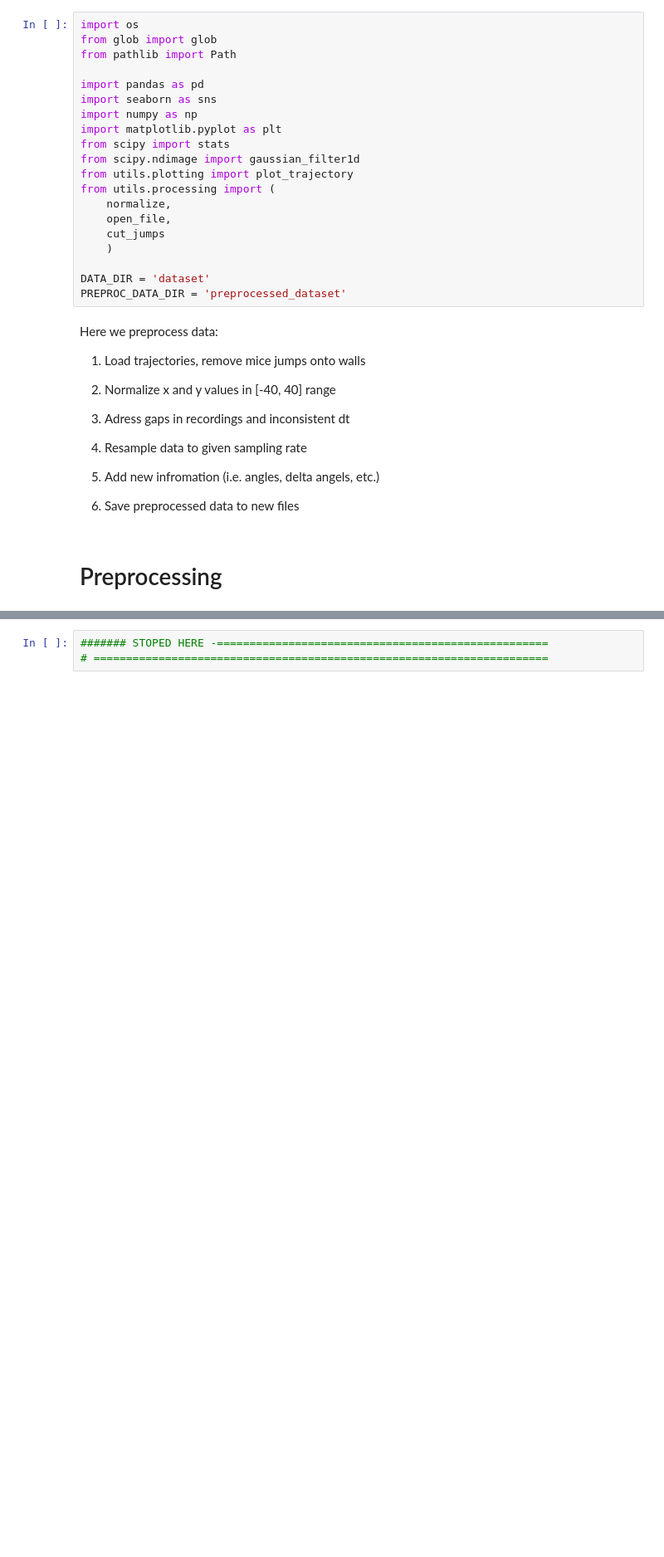
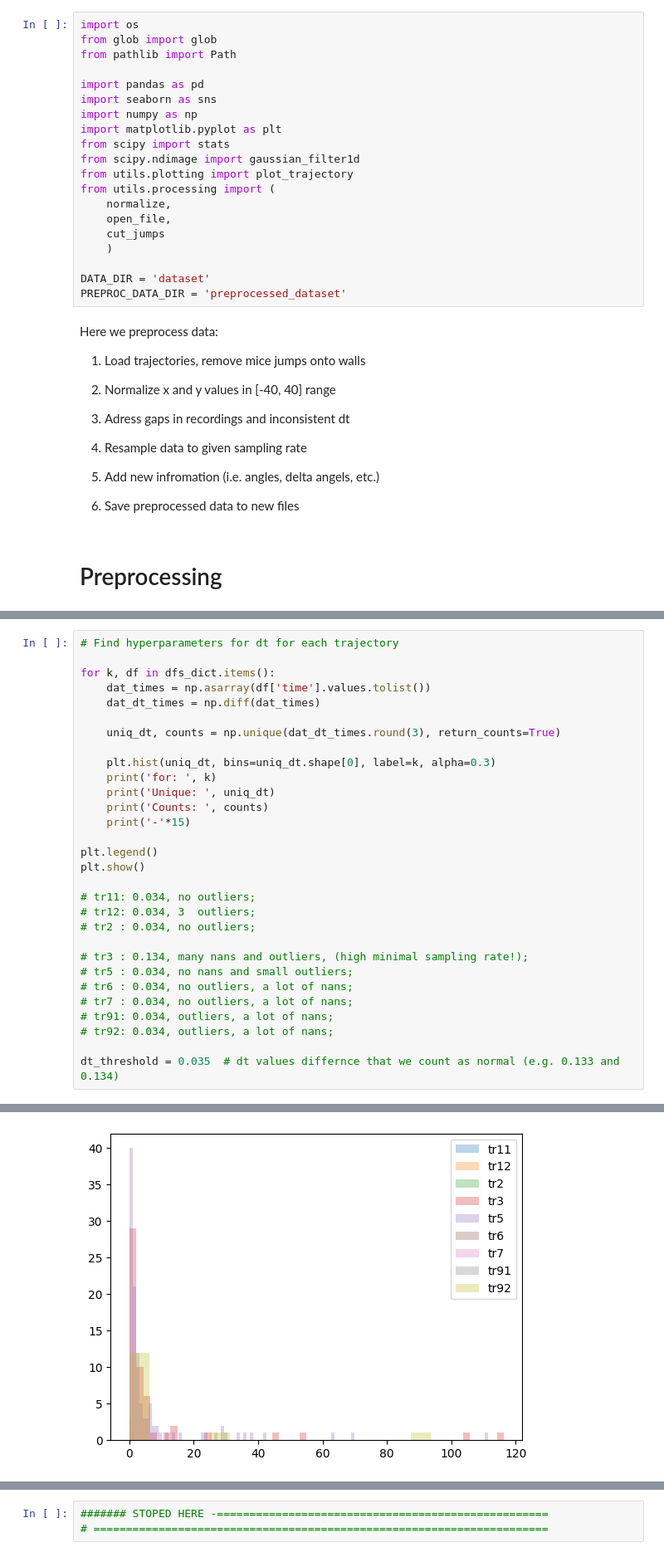
Before and after one commit to Barbara1576/navigation, a Jupyter notebook: data_preprocessing.ipynb, the cells around one changed output, grey strips where cells are left out. Shown at 83% size. Cells and saved outputs as stored; diff of their text form; blank space fills up the shorter version.

```diff
--- a/data_preprocessing.ipynb
+++ b/data_preprocessing.ipynb
@@ -71,0 +146,31 @@ for i in range(len(dfs)):
+# %%
+# Find hyperparameters for dt for each trajectory
+
+for k, df in dfs_dict.items():
+    dat_times = np.asarray(df['time'].values.tolist())
+    dat_dt_times = np.diff(dat_times)
+
+    uniq_dt, counts = np.unique(dat_dt_times.round(3), return_counts=True)
+
+    plt.hist(uniq_dt, bins=uniq_dt.shape[0], label=k, alpha=0.3)
+    print('for: ', k)
+    print('Unique: ', uniq_dt)
+    print('Counts: ', counts)
+    print('-'*15)
+
+plt.legend()
+plt.show()
+
+# tr11: 0.034, no outliers;
+# tr12: 0.034, 3  outliers;
+# tr2 : 0.034, no outliers;
+
+# tr3 : 0.134, many nans and outliers, (high minimal sampling rate!);
+# tr5 : 0.034, no nans and small outliers;
+# tr6 : 0.034, no outliers, a lot of nans;
+# tr7 : 0.034, no outliers, a lot of nans;
+# tr91: 0.034, outliers, a lot of nans;
+# tr92: 0.034, outliers, a lot of nans;
+
+dt_threshold = 0.035  # dt values differnce that we count as normal (e.g. 0.133 and 0.134)
+# %% [output]
@@ -71,0 +194 @@ for i in range(len(dfs)):
+[figure, added]
```
Also changed, not shown: parts of 18 cells of this notebook.
